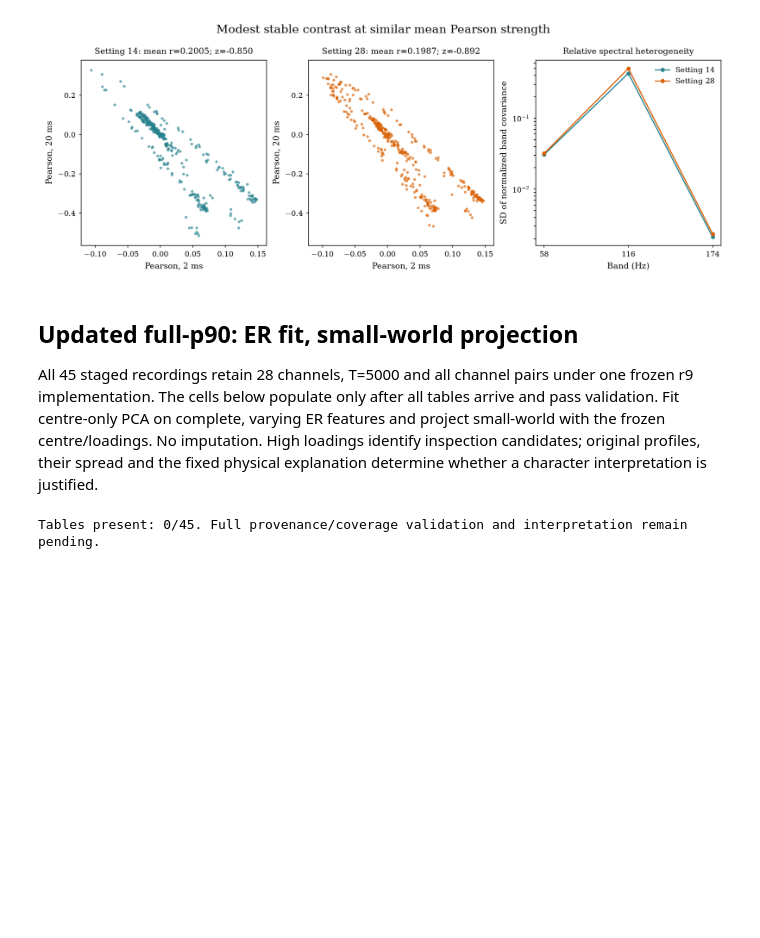
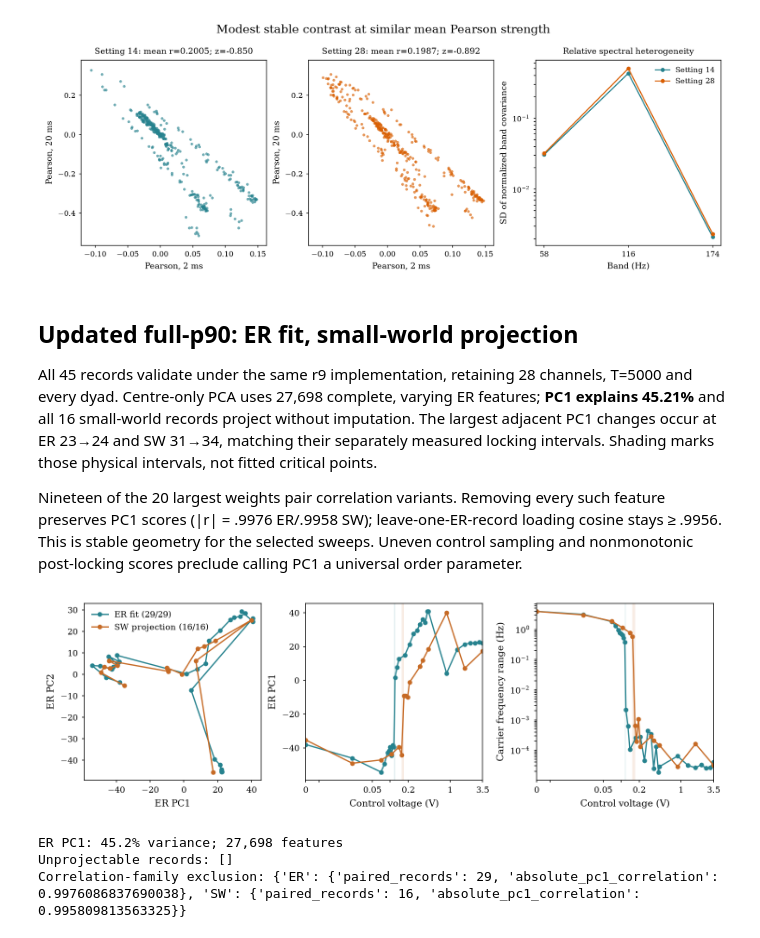
Before and after one commit to willedibam/mts-spi-study-cluster, a Jupyter notebook: research/empirical/hardware_pilot/notebooks/hardware-pilot-calibrate.ipynb, the cells around one changed output. Saved outputs shown, nothing was run; the diff lists cells and outputs as text; code cells hidden in the pictures; blank space fills up the shorter version.

Commit message:
Complete hardware r9 transfer and character analysis

```diff
--- a/research/empirical/hardware_pilot/notebooks/hardware-pilot-calibrate.ipynb
+++ b/research/empirical/hardware_pilot/notebooks/hardware-pilot-calibrate.ipynb
@@ -155,32 +155,37 @@ assert transfer_summary['bands_hz'] == {'58':[40,75], '116':[90,140], '174':[150
 # %% [markdown]
 ## Updated full-p90: ER fit, small-world projection
 
-All 45 staged recordings retain 28 channels, T=5000 and all channel pairs under one frozen r9 implementation. The cells below populate only after all tables arrive and pass validation. Fit centre-only PCA on complete, varying ER features and project small-world with the frozen centre/loadings. No imputation. High loadings identify inspection candidates; original profiles, their spread and the fixed physical explanation determine whether a character interpretation is justified.
+All 45 records validate under the same r9 implementation, retaining 28 channels, T=5000 and every dyad. Centre-only PCA uses 27,698 complete, varying ER features; **PC1 explains 45.21%** and all 16 small-world records project without imputation. The largest adjacent PC1 changes occur at ER 23→24 and SW 31→34, matching their separately measured locking intervals. Shading marks those physical intervals, not fitted critical points.
+
+Nineteen of the 20 largest weights pair correlation variants. Removing every such feature preserves PC1 scores (|r| = .9976 ER/.9958 SW); leave-one-ER-record loading cosine stays ≥ .9956. This is stable geometry for the selected sweeps. Uneven control sampling and nonmonotonic post-locking scores preclude calling PC1 a universal order parameter.
 # %%
 from research.empirical.hardware_pilot.full_p90_analysis import (
     analyse, rank_loadings, contrast_contributions, edge_diagnostics,
-    plot_overview, plot_loadings, plot_edge_contrast, save_figure, LAG_PAIR)
+    plot_overview, plot_loadings, plot_edge_contrast, save_figure, carrier_groups, partition_covariance, LAG_PAIR)
 import matplotlib.pyplot as plt
 FULL = RUN.parent/'full-p90-r9-261014'
 complete_tables = list((FULL/'mpis').glob('*/*/meta.json'))
 full = None
 if len(complete_tables) == 45:
     full = analyse(FULL)
     bank, models = full['bank'], full['models']
     assert not full['summary']['benchmark_archive_parity_failures']
     FIG = FULL/'analysis'
     def full_figure(fig, name):
         save_figure(fig, FIG, name)
         plt.close(fig)
         display(Image(filename=str(FIG/f'{name}.png')))
-    full_figure(plot_overview(bank, models), 'er-fit-sw-projection')
+    full_figure(plot_overview(bank, models, full['benchmark']), 'er-fit-sw-projection')
     print(f"ER PC1: {100*models['er'].variance_ratio[0]:.1f}% variance; {len(models['er'].features):,} features")
     print('Unprojectable records:', full['summary']['models']['er']['unprojectable'])
     print('Correlation-family exclusion:', full['summary']['correlation_exclusion_sensitivity'])
 else:
     print(f'Tables present: {len(complete_tables)}/45. Full provenance/coverage validation and interpretation remain pending.')
 # %% [output]
+[figure, added]
-Tables present: 0/45. Full provenance/coverage validation and interpretation remain pending.
+ER PC1: 45.2% variance; 27,698 features
+Unprojectable records: []
+Correlation-family exclusion: {'ER': {'paired_records': 29, 'absolute_pc1_correlation': 0.9976086837690038}, 'SW': {'paired_records': 16, 'absolute_pc1_correlation': 0.995809813563325}}
 # %%
 if full is not None:
     loadings = rank_loadings(bank, models['er'])
```
Also changed, not shown: parts of 4 cells of this notebook, 4 other files.
